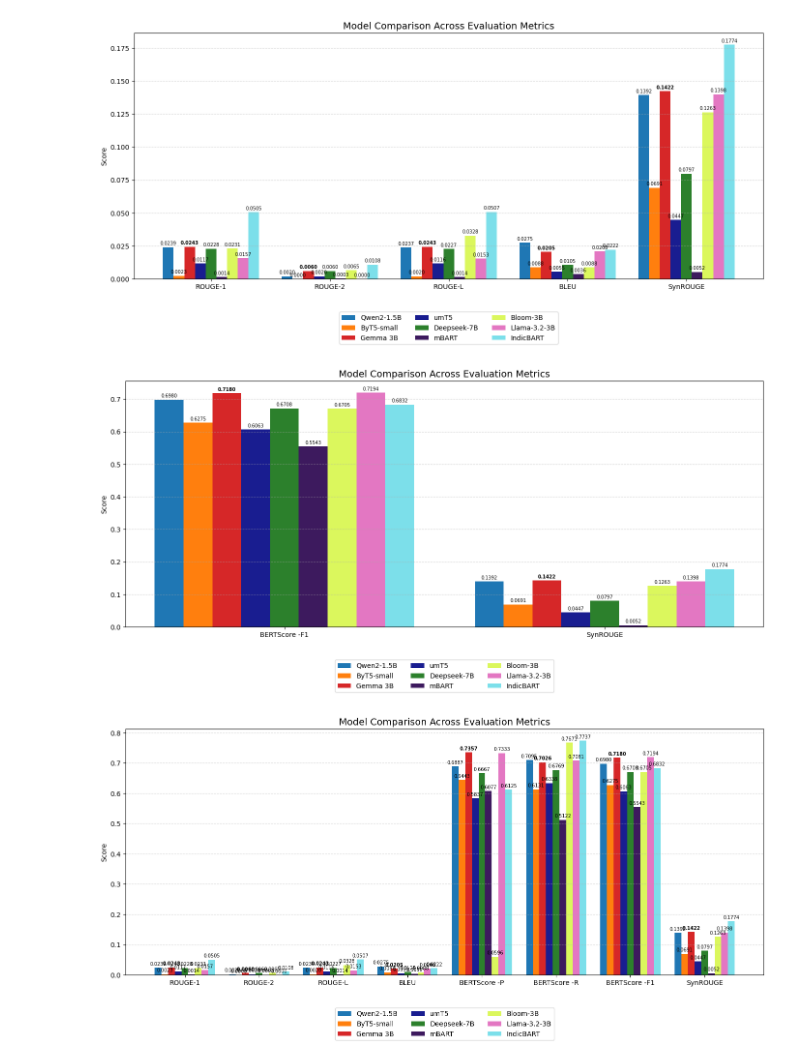
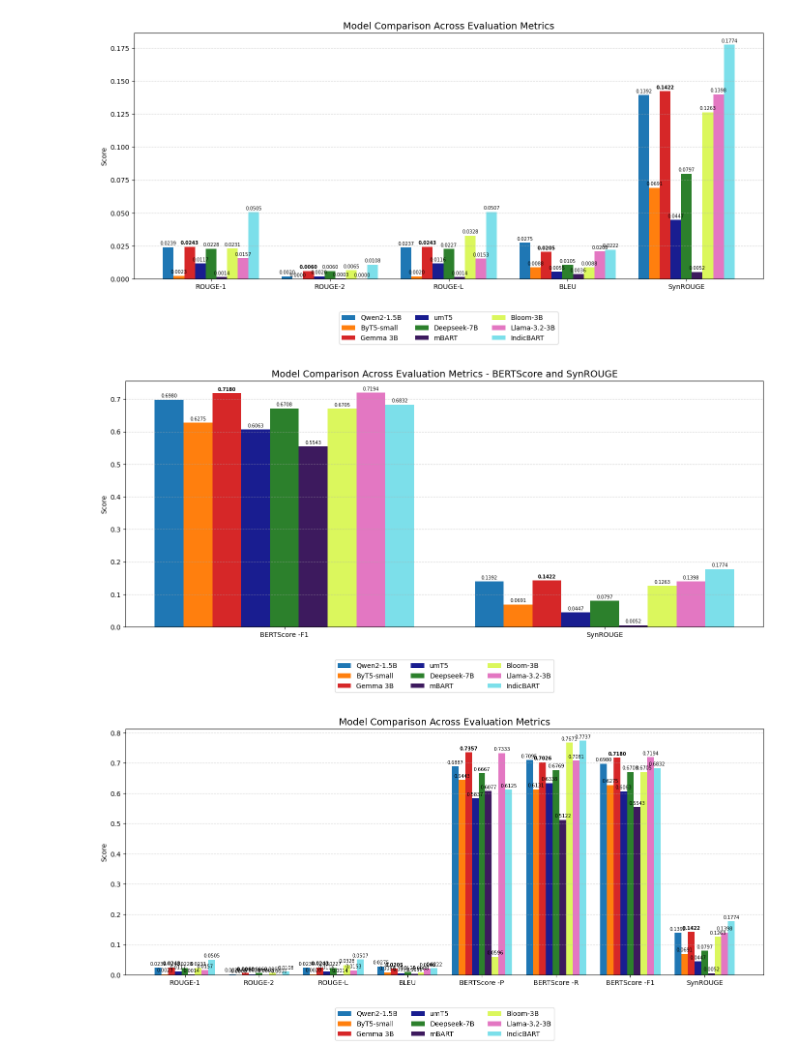
Before and after one commit to anushree-vinod/LLM_Evaluation_Malayalam, a Jupyter notebook: graphs.ipynb, the cells around one changed output. Cells and saved outputs as stored; diff of their text form; code cells hidden in the pictures.

```diff
--- a/graphs.ipynb
+++ b/graphs.ipynb
@@ -125,6 +125,11 @@ plt.show()
 # %% [output]
 [figure]
 # %%
+import matplotlib.pyplot as plt
+import numpy as np
+
+show_labels = True
+
 metrics = [
      "BERTScore -F1", "SynROUGE"
 ]
@@ -158,35 +163,35 @@ custom_colors = {
     "IndicBART": "#7cdfea"         # teal
 }
 
 
 # Plot setup
 x = np.arange(len(metrics))  # metric positions on X-axis
 bar_width = 0.09
 fig, ax = plt.subplots(figsize=(14, 7))
 
 for i, model in enumerate(models):
     offset = (i - len(models)/2) * bar_width + bar_width/2
     color = custom_colors.get(model, "#999999")  # fallback to grey if not found
     bars = ax.bar(x + offset, data[i], bar_width, label=model, color=color)
 
     if show_labels:
         for bar in bars:
             height = bar.get_height()
             ax.annotate(f"{height:.4f}", xy=(bar.get_x() + bar.get_width()/2, height),
                         xytext=(0, 2), textcoords="offset points",
                         ha='center', va='bottom', fontsize=7, fontweight='bold' if model == "Gemma 3B" else 'normal')
 
 # Final touches
 ax.set_xticks(x)
 ax.set_xticklabels(metrics, fontsize=10)
 ax.set_ylabel("Score")
-ax.set_title("Model Comparison Across Evaluation Metrics", fontsize=14)
+ax.set_title("Model Comparison Across Evaluation Metrics - BERTScore and SynROUGE", fontsize=14)
 ax.legend(loc="upper center", bbox_to_anchor=(0.5, -0.12), ncol=3)
 plt.grid(axis='y', linestyle='--', alpha=0.5)
 plt.tight_layout()
 plt.show()
 # %% [output]
-[figure, old version]
+[figure, new version]
 # %%
 metrics = [
     "ROUGE-1", "ROUGE-2", "ROUGE-L", "BLEU",
```
Also changed, not shown: parts of 3 cells of this notebook, 6 other files.
